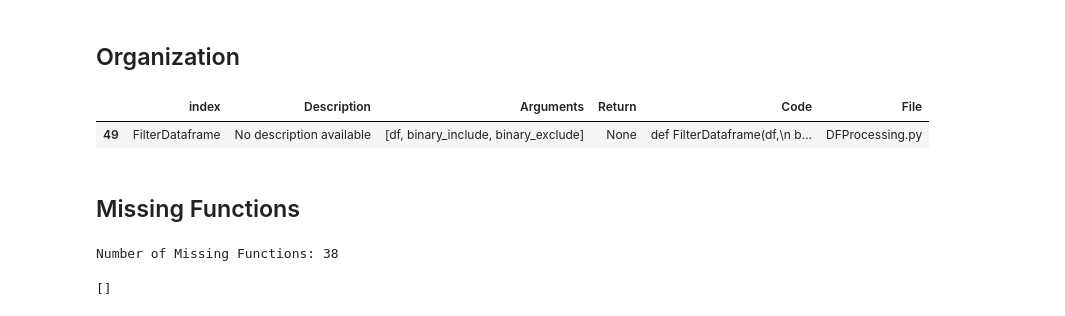
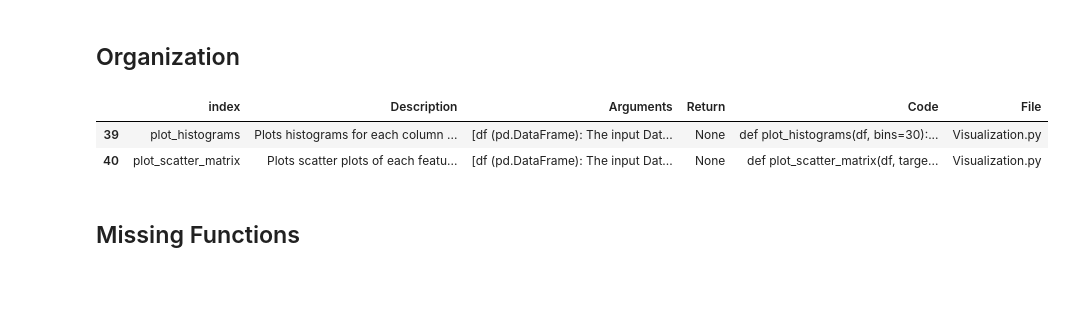
Before and after one commit to derek-dewald/Python_Tools, a Jupyter notebook: JupyterNotebooks/Function Examples.ipynb, the cells around one changed output. Drawn from its saved outputs; the diff is of its cells as text; code cells hidden in the pictures; blank space fills up the shorter version.

```diff
--- a/JupyterNotebooks/Function Examples.ipynb
+++ b/JupyterNotebooks/Function Examples.ipynb
@@ -623,15 +578,16 @@ Heatmap(diabetes_df)
 # %%
 from Organization import ReadPythonFiles
 
 example_dict['ReadPythonFiles'] = 1
 
 d = ReadPythonFiles()
 d = d.reset_index()
 
-d[d['index'].str.contains('filter',case=False)]
+d[d['index'].str.contains('plot',case=False)]
 # %% [output]
 |  | index | Description | Arguments | Return | Code | File |
-| 49 | FilterDataframe | No description available | [df, binary_include, binary_exclude] | None | def FilterDataframe(df,\n b... | DFProcessing.py |
+| 39 | plot_histograms | Plots histograms for each column ... | [df (pd.DataFrame): The input Dat... | None | def plot_histograms(df, bins=30):... | Visualization.py |
+| 40 | plot_scatter_matrix | Plots scatter plots of each featu... | [df (pd.DataFrame): The input Dat... | None | def plot_scatter_matrix(df, targe... | Visualization.py |
 # %% [markdown]
 ## Missing Functions
 # %%
@@ -640,9 +596,6 @@ from Organization import ReadPythonFiles
 d = ReadPythonFiles().reset_index().rename(columns={'index':'Function'})[['Function','File']].merge(pd.DataFrame(list(example_dict.items()), columns=['Function', 'Count']),on='Function',how='left').fillna(0)
 f = d[d['Count']==0]
 print(f'Number of Missing Functions: {len(f)}')
-f
+fj
 
 f[f['File']=='DFProcessing.py']['Function'].tolist()
-# %% [output]
-Number of Missing Functions: 38
-[]
```
Also changed, not shown: parts of 19 cells of this notebook, 9 other files.
